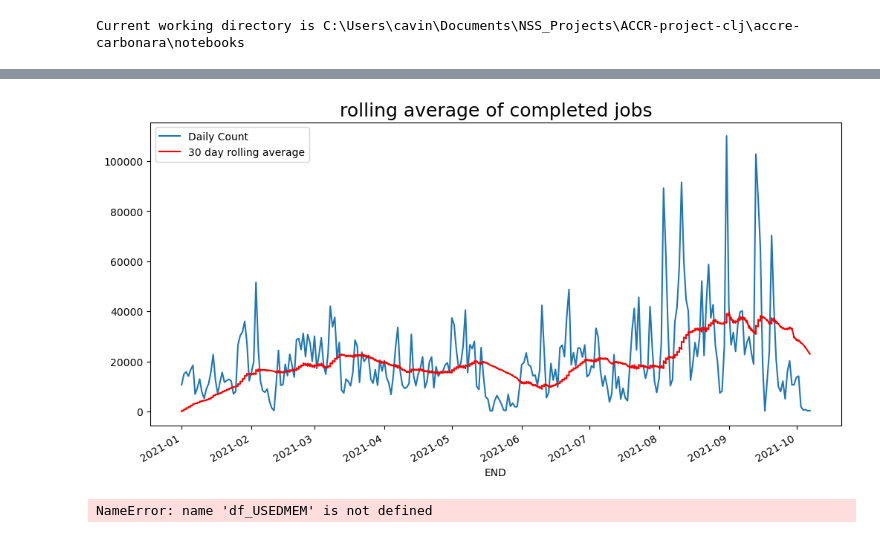
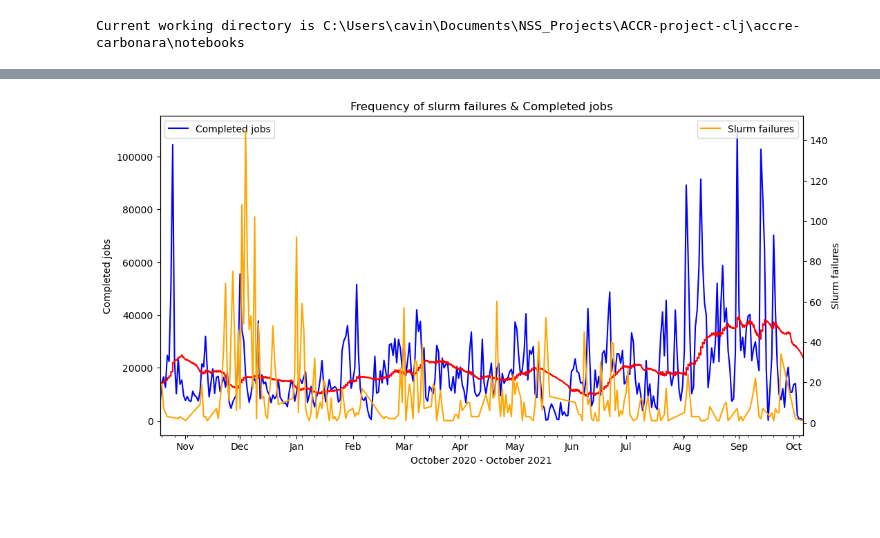
Before and after one commit to nss-data-science-cohort-8/nss-data-science-cohort-8-classroom-accre-accre, a Jupyter notebook: notebooks/Ready-clj.ipynb, the cells around one changed output, grey strips where cells are left out. Cells and saved outputs as stored; diff of their text form; code cells hidden in the pictures; blank space fills up the shorter version.

Commit message:
finished with graph

```diff
--- a/notebooks/Ready-clj.ipynb
+++ b/notebooks/Ready-clj.ipynb
@@ -55,4 +30,2 @@ Name: END, Length: 7398530, dtype: datetime64[ns]
-# %%
-df = df[df['END'] > '2020-12-31']
 # %%
 df['date'] = df['END'].dt.date
@@ -71,5 +32,5 @@ slim_ce56 = ce56[['END', 'FAILED', 'date']]
 # %%
-df_count = slim_df.groupby('END')['FAILED'].value_counts().reset_index()
+df_count = df.groupby('END')['FAILED'].value_counts().reset_index()
 # %%
 count_1 = df_count[df_count['FAILED'] == 1]
 # %%
@@ -113,2 +58,2 @@ Name: count, Length: 280, dtype: int64
 # %%
-counts = counts[counts['END'].isin(value_counts[value_counts > 1].index)]
+counts = counts[counts['END'].isin(value_counts.index)]
@@ -164,33 +67,3 @@ df['rolling_end'] = (
 )
 
 df['rolling_average'] = df['rolling_end'] / 30
-# %%
-plt.figure(figsize = (12, 6))
-(
-    df['date']
-    .value_counts()
-    .sort_index()
-    .plot(label = 'Daily Count')
-)
-(
-    df
-    .set_index('END')['rolling_average']
-    .plot(color = 'red', label = '30 day rolling average')
-)
-plt.title('rolling average of completed jobs', fontsize = 18)
-plt.legend();
-# %% [output]
-[figure, removed]
-# %%
-df_fail = (
-    df
-    .groupby('FAILED')
-    .rolling('30d', on = 'END')
-    ['JOBID']
-    .count()
-    .reset_index()
-    .set_index('END')
-)
-df_fail['rolling_avg'] = df_USEDMEM['JOBID'] / 30
-# %% [output]
-NameError: name 'df_USEDMEM' is not defined
@@ -200,0 +70,36 @@ for fail, color in zip(['
+# %%
+fig, ax1 = plt.subplots(figsize = (12,6))
+(
+    counts[counts['FAILED'] == 0]
+    .plot(x = 'END',
+          y = 'count',
+          ax = ax1,
+          label ='Completed jobs',
+          color='blue')
+)
+(
+        df
+    .set_index('END')['rolling_average']
+    .plot(label = '30 day rolling average',
+          color = 'red')
+)
+ax2 = ax1.twinx()
+(
+    counts[counts['FAILED'] == 1]
+    .plot(x = 'END',
+          y = 'count',
+          ax = ax2,
+          label ='Slurm failures',
+          color='orange')
+)
+ax1.set_ylabel('Completed jobs')
+ax2.set_ylabel('Slurm failures')
+ax1.set_xlabel('October 2020 - October 2021')
+ax2.set_xlabel('30 day rolling average')
+ax1.xaxis.set_major_locator(mdates.MonthLocator())
+ax1.xaxis.set_major_formatter(mdates.DateFormatter('%b'))
+plt.title('Frequency of slurm failures & Completed jobs')
+# plt.savefig('../images/slurm_complete.png', dpi = 150)
+plt.show();
+# %% [output]
+[figure, new version]
```
Also changed, not shown: parts of 23 cells of this notebook.
